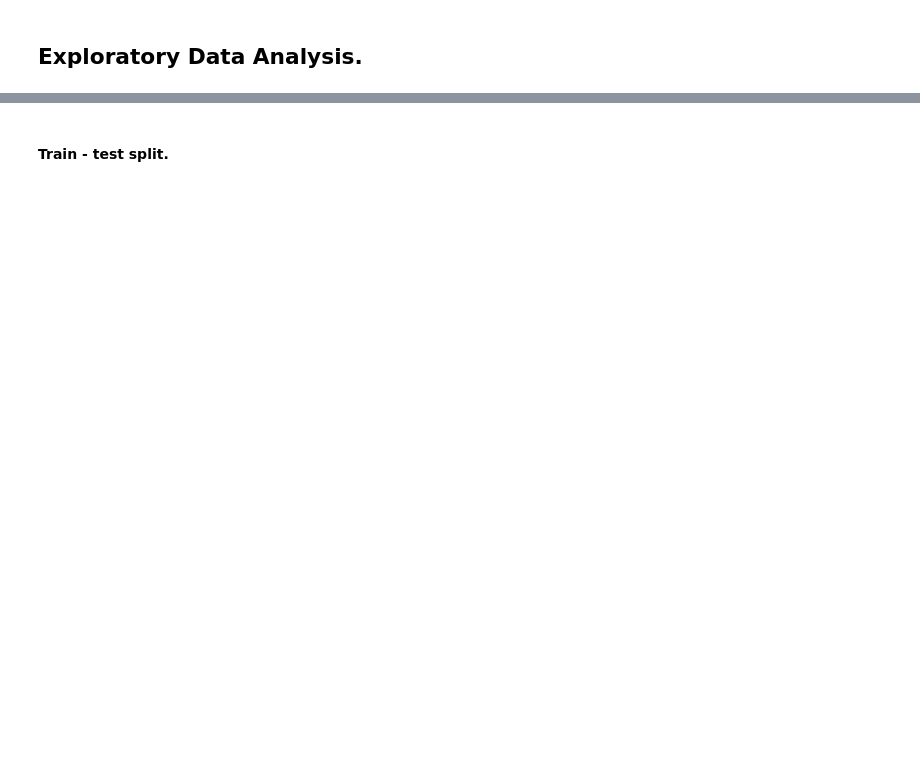
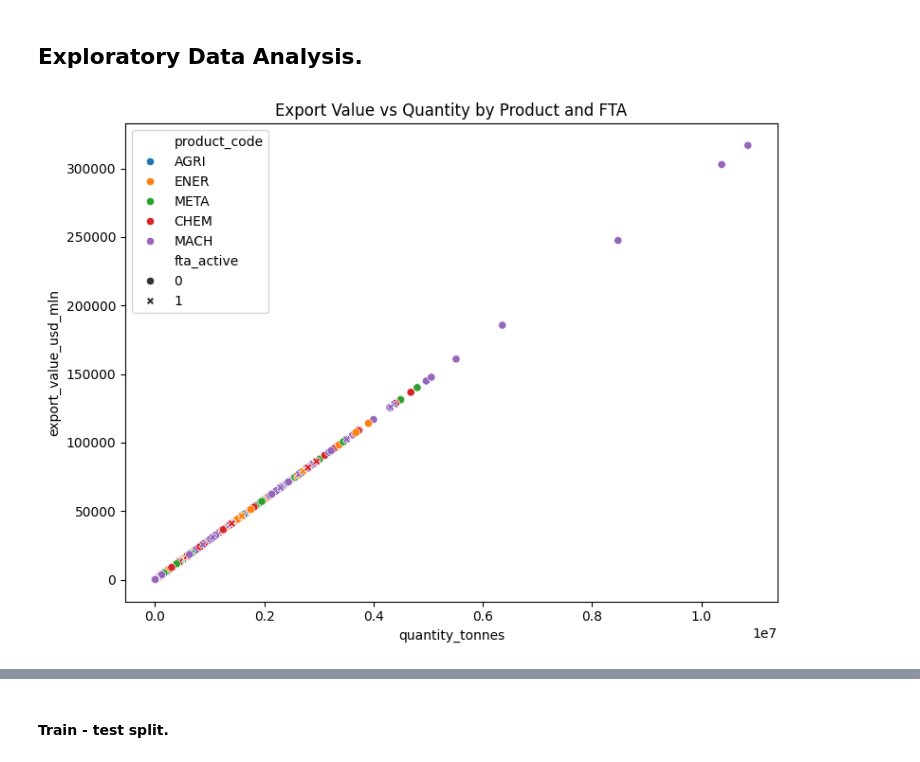
Before and after one commit to Mehervamsi1/the-world-trade, a Jupyter notebook: ml.ipynb, the cells around one changed output, grey strips where cells are left out. Saved outputs shown, nothing was run; the diff lists cells and outputs as text; code cells hidden in the pictures; blank space fills up the shorter version.

```diff
--- a/ml.ipynb
+++ b/ml.ipynb
@@ -42,10 +92,12 @@ df.head()
 # %% [markdown]
 ## Exploratory Data Analysis.
 # %%
-# # 1. Scatter plot: Export Value by Quantity (color by Product)
-# plt.figure(figsize=(8, 6))
-# sns.scatterplot(data=df, x='quantity_tonnes', y='export_value_usd_mln', hue='product_code', style='fta_active')
-# plt.title("Export Value vs Quantity by Product and FTA")
-# plt.tight_layout()
-# plt.show()
+# 1. Scatter plot: Export Value by Quantity (color by Product)
+plt.figure(figsize=(8, 6))
+sns.scatterplot(data=df, x='quantity_tonnes', y='export_value_usd_mln', hue='product_code', style='fta_active')
+plt.title("Export Value vs Quantity by Product and FTA")
+plt.tight_layout()
+plt.show()
+# %% [output]
+[figure, added]
 # %%
```
Also changed, not shown: parts of 72 cells of this notebook.
